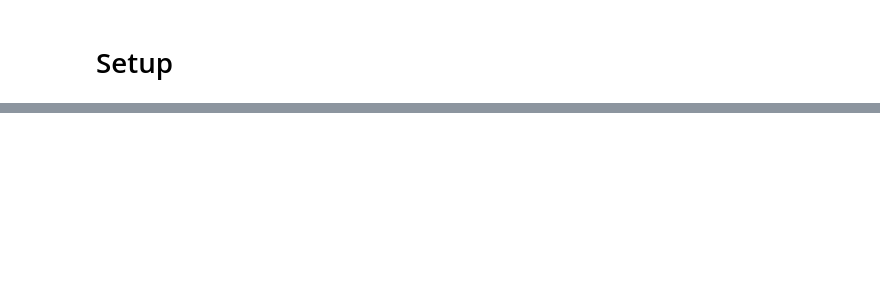
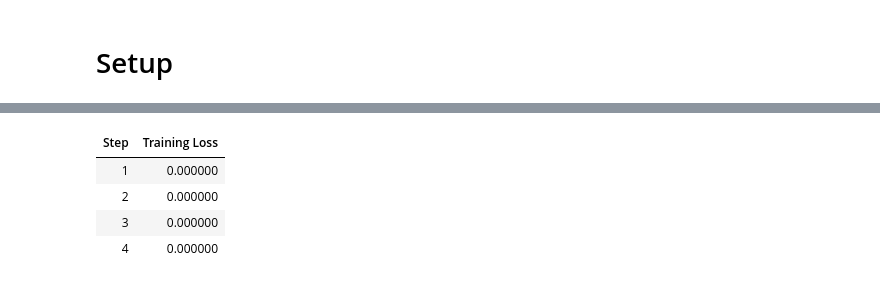
Before and after one commit to aruwad-library/ai-summary, a Jupyter notebook: 6_Agent/5_Agent_Learning.ipynb, the cells around one changed output, grey strips where cells are left out. Saved outputs shown, nothing was run; the diff lists cells and outputs as text; code cells hidden in the pictures; blank space fills up the shorter version.

```diff
--- a/6_Agent/5_Agent_Learning.ipynb
+++ b/6_Agent/5_Agent_Learning.ipynb
@@ -185,0 +583,84 @@ print('Saved:', log_path.resolve())
+# %%
+from math import isclose
+
+import torch
+from datasets import Dataset
+from peft import LoraConfig
+from transformers import AutoTokenizer, set_seed
+from trl import GRPOConfig, GRPOTrainer
+
+
+# Task: select one implementation, then score it with actual tests.
+patches = {
+    'A': lambda v: sum(v) // len(v) if v else 0.0,
+    'B': lambda v: sum(v) / len(v) if v else 0.0,
+    'C': lambda v: 0.0,
+}
+tests = [([], 0.0), ([1, 2], 1.5), ([-2, -3], -2.5)]
+
+
+def score_patch(text: str) -> float:
+    fn = patches.get(text.strip())
+    if fn is None:
+        return 0.0
+    return float(all(isclose(fn(x), y, abs_tol=1e-9) for x, y in tests))
+
+
+request = (
+    'Choose a correct implementation of average(v). Return only A, B, or C.\n'
+    'A: sum(v) // len(v) if v else 0.0\n'
+    'B: sum(v) / len(v) if v else 0.0\n'
+    'C: 0.0\n'
+    'An empty input must return 0.0; otherwise return the arithmetic mean.'
+)
+
+set_seed(42)
+if not torch.cuda.is_available():
+    raise RuntimeError('A CUDA-enabled PyTorch installation is required.')
+
+model_name = 'Qwen/Qwen3-0.6B'
+tokenizer = AutoTokenizer.from_pretrained(model_name, padding_side='left')
+prompt = tokenizer.apply_chat_template(
+    [{'role': 'user', 'content': request}],
+    tokenize=False, add_generation_prompt=True, enable_thinking=False,
+)
+
+# Raw strings produce string completions in the reward callback.
+dataset = Dataset.from_dict({'prompt': [prompt] * 8})
+
+
+def reward_func(completions, **kwargs):
+    return [score_patch(text) for text in completions]
+
+
+trainer = GRPOTrainer(
+    model=model_name,
+    processing_class=tokenizer,
+    train_dataset=dataset,
+    reward_funcs=reward_func,
+    peft_config=LoraConfig(
+        task_type='CAUSAL_LM', r=8, lora_alpha=16,
+        target_modules=['q_proj', 'v_proj'],
+    ),
+    args=GRPOConfig(
+        output_dir='../tmp/grpo_patch',
+        model_init_kwargs={'dtype': torch.float32},
+        per_device_train_batch_size=1,
+        gradient_accumulation_steps=4,
+        num_generations=4,
+        max_steps=4,
+        max_completion_length=4,
+        temperature=1.0,
+        num_iterations=2,
+        loss_type='grpo', scale_rewards='group',
+        beta=0.02,
+        learning_rate=1e-4,
+        bf16=False, fp16=False, gradient_checkpointing=False,
+        use_vllm=False, optim='adamw_torch', report_to='none',
+        logging_steps=1, save_strategy='no', seed=42,
+    ),
+)
+trainer.train()
+trainer.save_model('../tmp/grpo_patch')
+tokenizer.save_pretrained('../tmp/grpo_patch')
+# %% [output]
@@ -185,0 +668,5 @@ print('Saved:', log_path.resolve())
+| Step | Training Loss |
+| 1 | 0.000000 |
+| 2 | 0.000000 |
+| 3 | 0.000000 |
+| 4 | 0.000000 |
```
Also changed, not shown: parts of 22 cells of this notebook, 1 other file.
